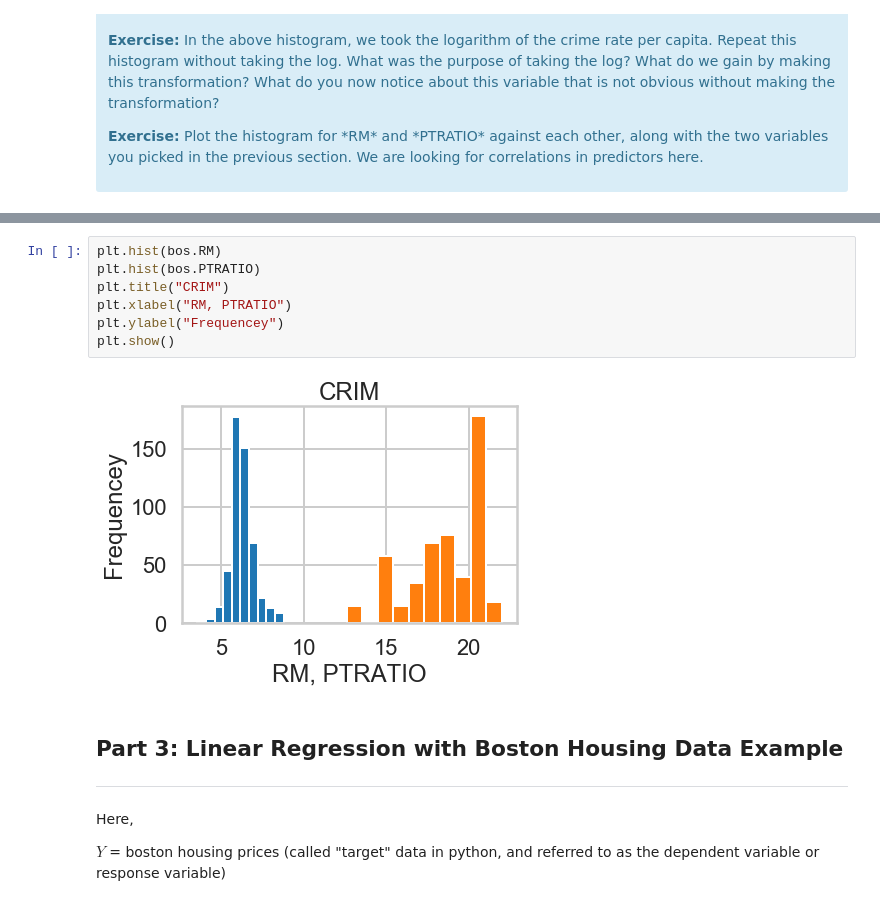
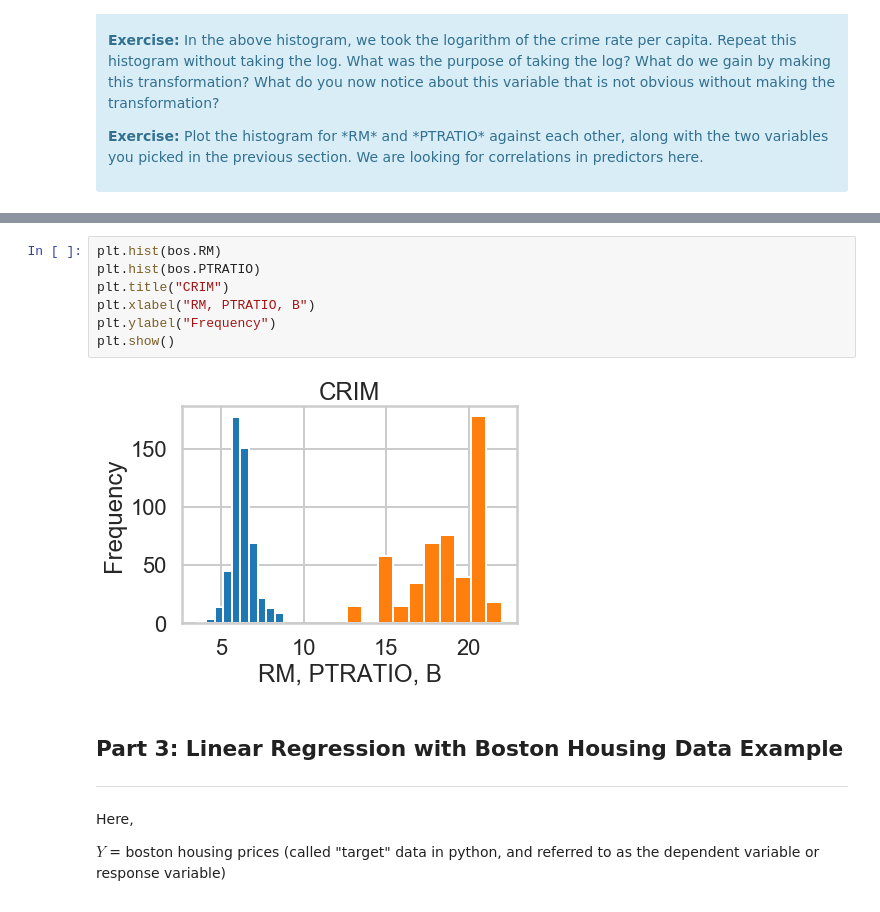
Before and after one commit to JoseMMontoro/springboard, a Jupyter notebook: mini_projects/linear_regression/Mini_Project_Linear_Regression.ipynb, the cells around one changed output, grey strips where cells are left out. Drawn from its saved outputs; the diff is of its cells as text.

```diff
--- a/mini_projects/linear_regression/Mini_Project_Linear_Regression.ipynb
+++ b/mini_projects/linear_regression/Mini_Project_Linear_Regression.ipynb
@@ -373,12 +373,12 @@ plt.show()
 # %%
 plt.hist(bos.RM)
 plt.hist(bos.PTRATIO)
 plt.title("CRIM")
-plt.xlabel("RM, PTRATIO")
-plt.ylabel("Frequencey")
+plt.xlabel("RM, PTRATIO, B")
+plt.ylabel("Frequency")
 plt.show()
 # %% [output]
-[figure, old version]
+[figure, new version]
 # %% [markdown]
 ## Part 3: Linear Regression with Boston Housing Data Example
 ***
```
Also changed, not shown: parts of 4 cells of this notebook, 17 other files.
